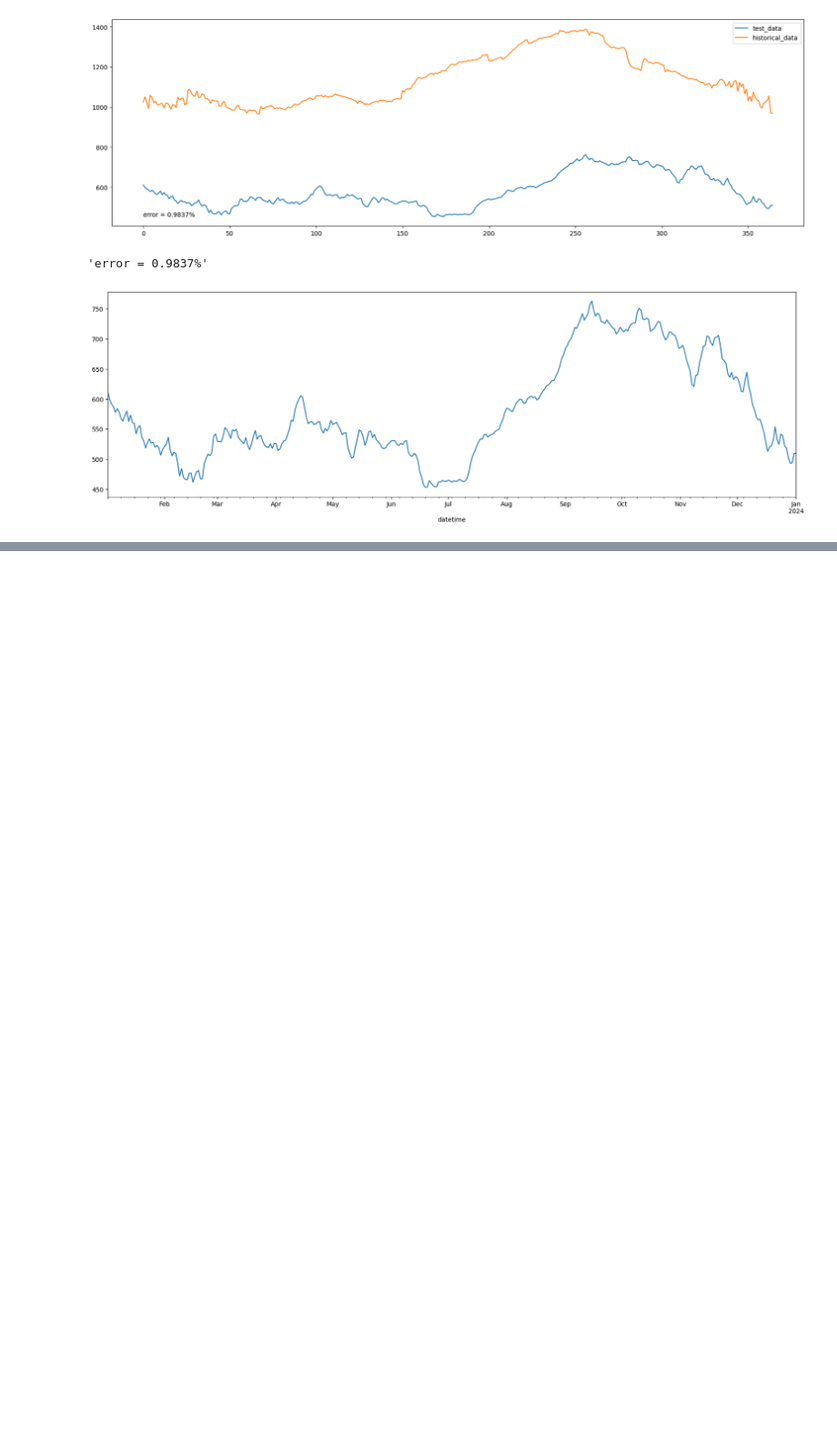
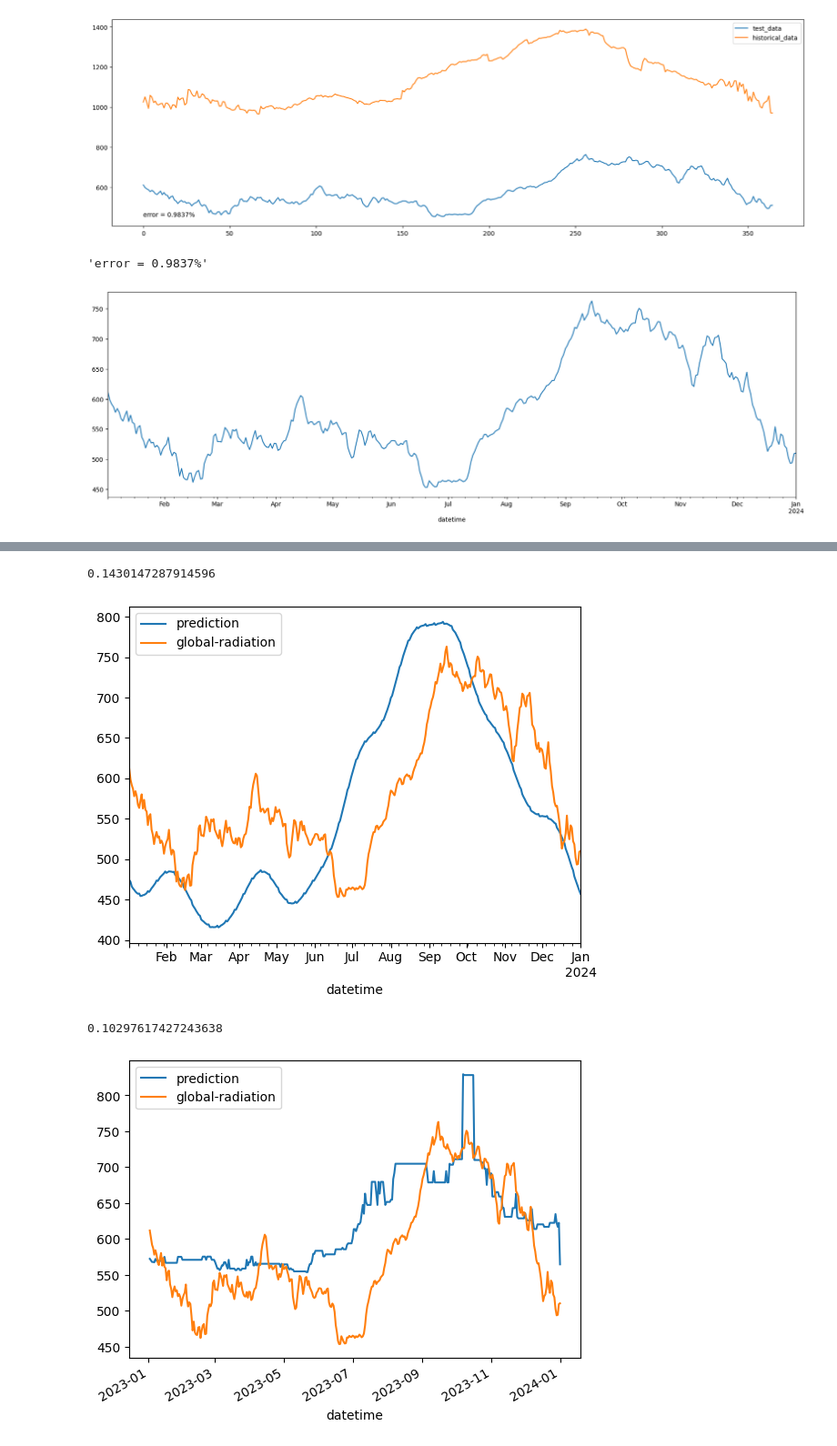
Before and after one commit to fellipessanha/solar-studies, a Jupyter notebook: data-treatment.ipynb, the cells around one changed output, grey strips where cells are left out. Shown: that part at 91% size. Drawn from its saved outputs; the diff is of its cells as text; code cells hidden in the pictures; blank space fills up the shorter version.

Commit message:
feat: use forecast picker on notebooks

```diff
--- a/data-treatment.ipynb
+++ b/data-treatment.ipynb
@@ -196,3 +196,11 @@ error_message
 [figure]
 # %%
 by_day_rolling.to_csv(f"treated-data/by_day_rolling_{location}.csv")
+# %%
+from src.forecasting.forecast_picker import ForecastPicker
+
+fp = ForecastPicker(
+    by_day_rolling, date_threshold, date_upper_threshold, target, idx, mape
+)
+
+fp._forecast_scores
@@ -198,0 +215,11 @@ by_day_rolling.to_csv(f"treated-data/by_day_rolling_{location}.csv")
+# %%
+for p in fp._forecast_scores.keys():
+    print(fp._forecast_scores[p])
+    date = p.prediction.index.max()
+    p.prediction.plot()
+    plt.show()
+# %% [output]
+0.1430147287914596
+[figure, added]
+0.10297617427243638
+[figure, added]
```
Also changed, not shown: parts of 5 cells of this notebook, 1 other file.
